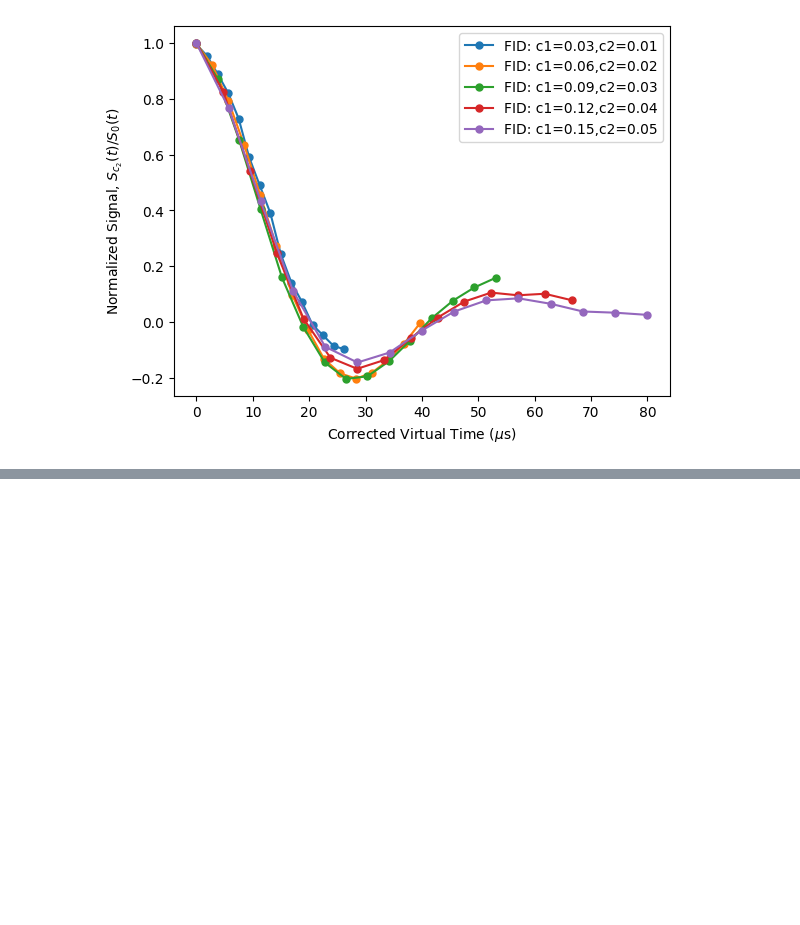
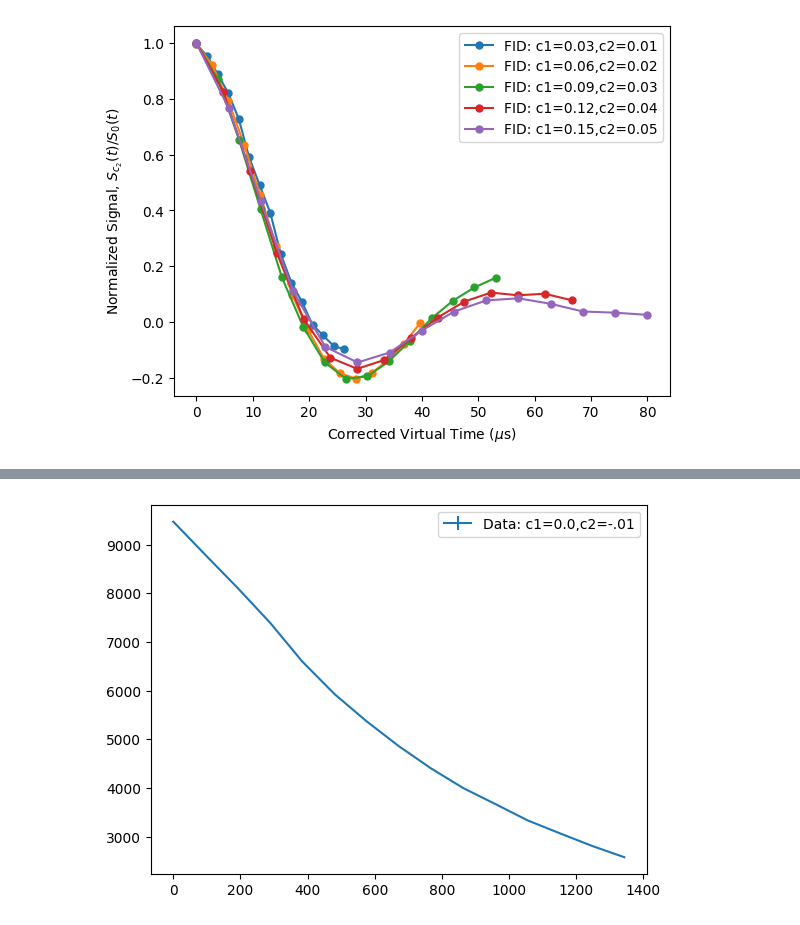
Before and after one commit to awstasiuk/phd-notebooks, a Jupyter notebook: LiF Cals/diffusion_expt_pt2.ipynb, the cells around one changed output, grey strips where cells are left out. Saved outputs shown, nothing was run; the diff lists cells and outputs as text; code cells hidden in the pictures; blank space fills up the shorter version.

```diff
--- a/LiF Cals/diffusion_expt_pt2.ipynb
+++ b/LiF Cals/diffusion_expt_pt2.ipynb
@@ -1761,0 +1775,15 @@ plt.show()
+# %%
+# 6/23, pp=ken_fid_test_fc10
+# c1=.00, c2=-.01
+# T0 = 0, Tf=15
+expt = nmr.Experiment(892, folder='expt9')
+data = expt.load_tpc(normalize=False,use_real=True)
+errs = np.std(np.real(expt.nmr_data)[:,-50:-1],axis=1)
+times = np.arange(0*T, 15*T,T)
+fids[(0.0, -.01)] = data
+err_data[(0.0, -.01)] = errs
+plt.errorbar(times,data,errs,label=f"Data: c1=0.0,c2=-.01")
+plt.legend()
+plt.show()
+# %% [output]
+[figure, added]
```
Also changed, not shown: parts of 22 cells of this notebook, 10 other files.
